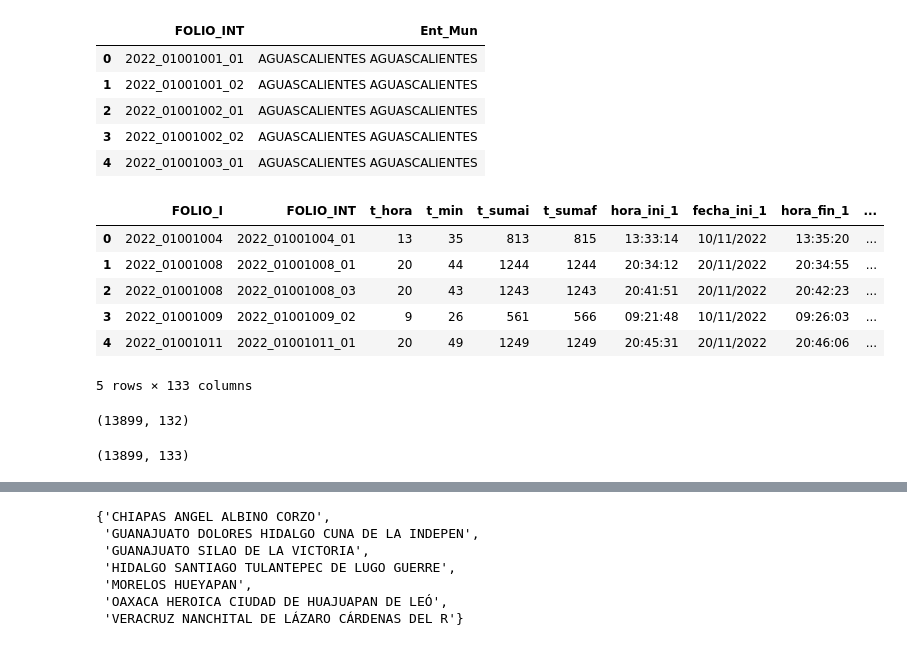
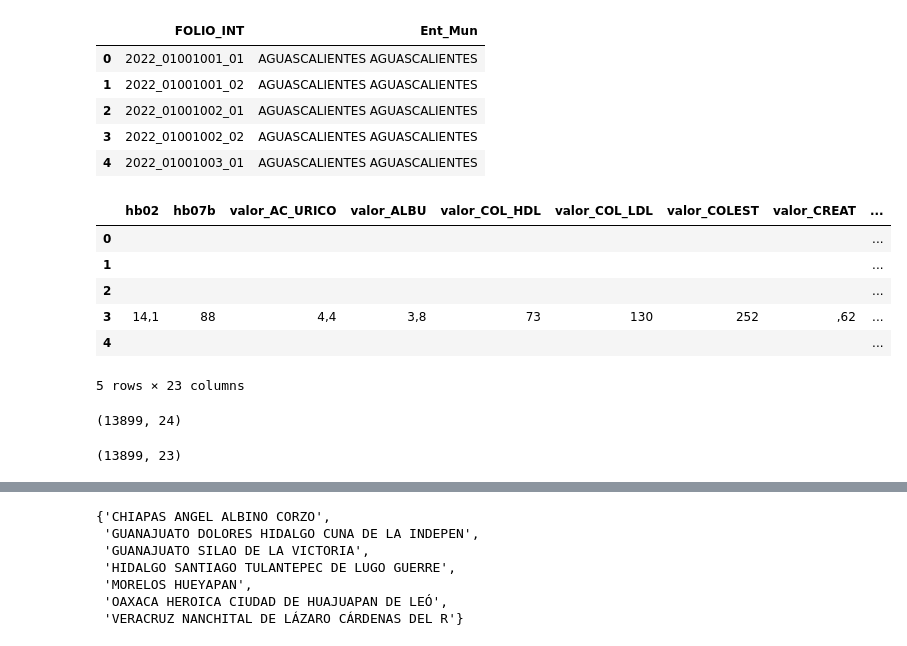
Before and after one commit to JuanPabloDP/Environmental-pollution-and-health-GBN, a Jupyter notebook: scripts/visualizacion.ipynb, the cells around one changed output, grey strips where cells are left out. Cells and saved outputs as stored; diff of their text form; code cells hidden in the pictures.

```diff
--- a/scripts/visualizacion.ipynb
+++ b/scripts/visualizacion.ipynb
@@ -37,7 +37,8 @@ socioDemo.head()
 # %% [markdown]
 ## Conservar variables relacionadas a la sangre y numericas del dataframe de muestras de sangre
 # %%
-strVarsSangre="hb02 hb07b valor_AC_URICO valor_ALBU valor_COL_HDL valor_COL_LDL valor_COLEST valor_CREAT valor_GLU_SUERO valor_INSULINA valor_PCR valor_TRIG valor_EAG valor_HB1AC valor_FERRITINA valor_FOL valor_HCST valor_PROTCREAC valor_STFR_FEB23 valor_VIT_B12 valor_VIT_D cuenta_mic"
+strVarsSangre="FOLIO_I FOLIO_INT hb02 hb07b valor_AC_URICO valor_ALBU valor_COL_HDL valor_COL_LDL valor_COLEST valor_CREAT valor_GLU_SUERO valor_INSULINA valor_PCR valor_TRIG valor_EAG valor_HB1AC valor_FERRITINA valor_FOL valor_HCST valor_PROTCREAC valor_STFR_FEB23 valor_VIT_B12 valor_VIT_D cuenta_mic"
 varsSangre=strVarsSangre.split()
-muestraSangre[varsSangre]
+muestraSangre=muestraSangre[varsSangre]
+muestraSangre
 # %% [output]
@@ -94,0 +98,3 @@ Las variables "NOx" y ""COV"" no cuentan con NaNs. Por lo tanto serán útiles p
+# %%
+contaminantes=contaminantes.drop("Entidad", axis=1)
+contaminantes
@@ -362,23 +369,24 @@ socioDemoMun.head()
 | 4 | 2022_01001003_01 | AGUASCALIENTES AGUASCALIENTES |
 # %%
 dataMuestras=pd.merge(muestraSangre, socioDemoMun, on='FOLIO_INT', how='inner')
+dataMuestras=dataMuestras.drop(["FOLIO_I","FOLIO_INT"], axis=1)
 dataMuestras.head()
 # %% [output]
-|  | FOLIO_I | FOLIO_INT | t_hora | t_min | t_sumai | t_sumaf | hora_ini_1 | fecha_ini_1 | hora_fin_1 | ... |
-| 0 | 2022_01001004 | 2022_01001004_01 | 13 | 35 | 813 | 815 | 13:33:14 | 10/11/2022 | 13:35:20 | ... |
-| 1 | 2022_01001008 | 2022_01001008_01 | 20 | 44 | 1244 | 1244 | 20:34:12 | 20/11/2022 | 20:34:55 | ... |
-| 2 | 2022_01001008 | 2022_01001008_03 | 20 | 43 | 1243 | 1243 | 20:41:51 | 20/11/2022 | 20:42:23 | ... |
-| 3 | 2022_01001009 | 2022_01001009_02 | 9 | 26 | 561 | 566 | 09:21:48 | 10/11/2022 | 09:26:03 | ... |
-| 4 | 2022_01001011 | 2022_01001011_01 | 20 | 49 | 1249 | 1249 | 20:45:31 | 20/11/2022 | 20:46:06 | ... |
+|  | hb02 | hb07b | valor_AC_URICO | valor_ALBU | valor_COL_HDL | valor_COL_LDL | valor_COLEST | valor_CREAT | ... |
+| 0 |  |  |  |  |  |  |  |  | ... |
+| 1 |  |  |  |  |  |  |  |  | ... |
+| 2 |  |  |  |  |  |  |  |  | ... |
+| 3 | 14,1 | 88 | 4,4 | 3,8 | 73 | 130 | 252 | ,62 | ... |
+| 4 |  |  |  |  |  |  |  |  | ... |
-5 rows × 133 columns
+5 rows × 23 columns
 # %%
 muestraSangre.shape
 # %% [output]
-(13899, 132)
+(13899, 24)
 # %%
 dataMuestras.shape
 # %% [output]
-(13899, 133)
+(13899, 23)
 # %%
 contaminantes.shape
 # %% [output]
```
Also changed, not shown: parts of 14 cells of this notebook.
